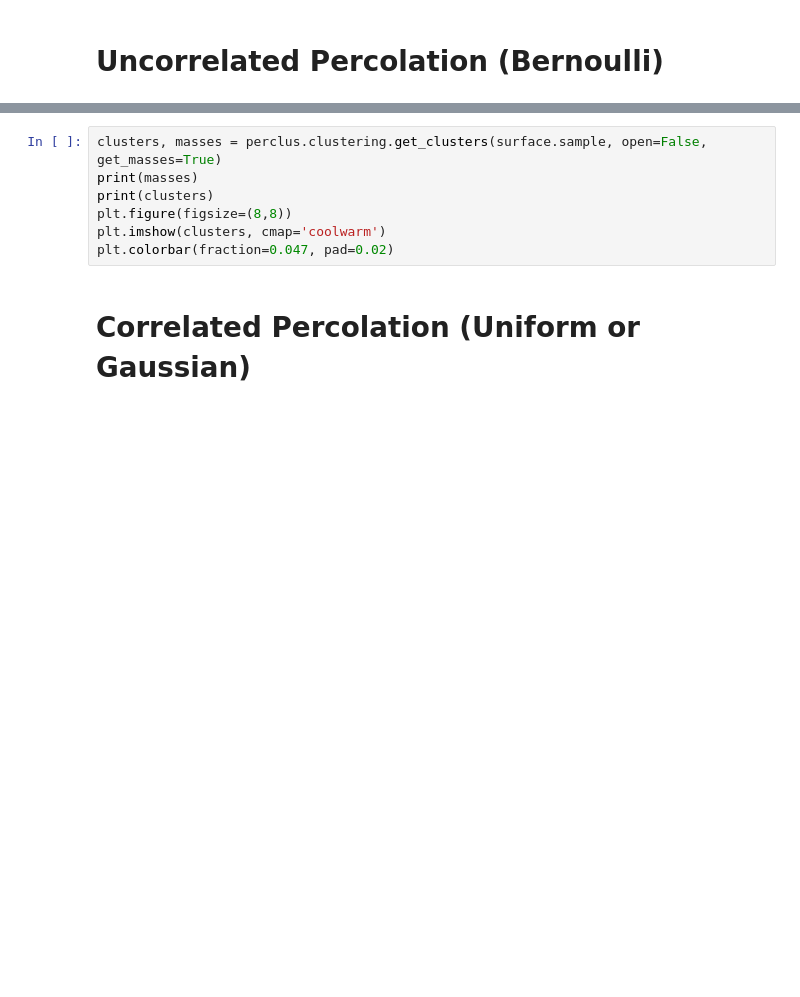
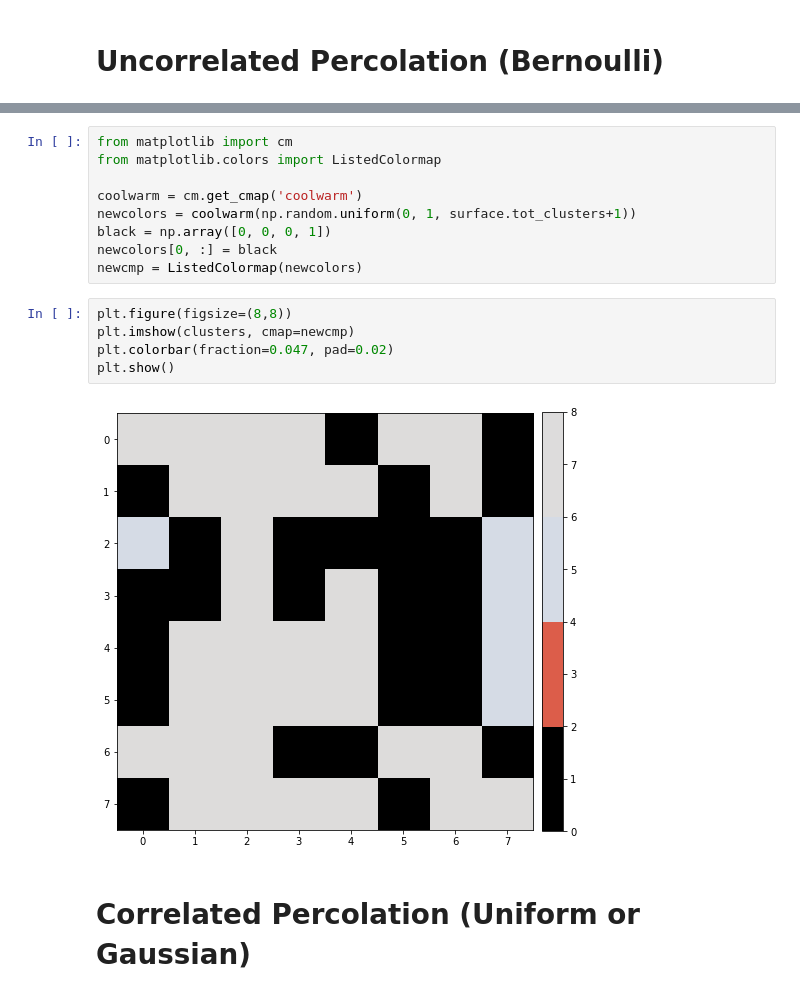
Before and after one commit to sebgrijalva/PerClus, a Jupyter notebook: examples/Basic Use.ipynb, the cells around one changed output, grey strips where cells are left out. Cells and saved outputs as stored; diff of their text form; blank space fills up the shorter version.

```diff
--- a/examples/Basic Use.ipynb
+++ b/examples/Basic Use.ipynb
@@ -21,10 +49,19 @@ plt.colorbar(fraction=0.047, pad=0.02)
+# %%
+from matplotlib import cm
+from matplotlib.colors import ListedColormap
+
+coolwarm = cm.get_cmap('coolwarm')
+newcolors = coolwarm(np.random.uniform(0, 1, surface.tot_clusters+1))
+black = np.array([0, 0, 0, 1])
+newcolors[0, :] = black
+newcmp = ListedColormap(newcolors)
 # %%
-clusters, masses = perclus.clustering.get_clusters(surface.sample, open=False, get_masses=True)
-print(masses)
-print(clusters)
 plt.figure(figsize=(8,8))
-plt.imshow(clusters, cmap='coolwarm')
+plt.imshow(clusters, cmap=newcmp)
 plt.colorbar(fraction=0.047, pad=0.02)
+plt.show()
+# %% [output]
+[figure, added]
 # %% [markdown]
 # Correlated Percolation (Uniform or Gaussian)
 # %%
```
Also changed, not shown: parts of 12 cells of this notebook, 1 other file.
